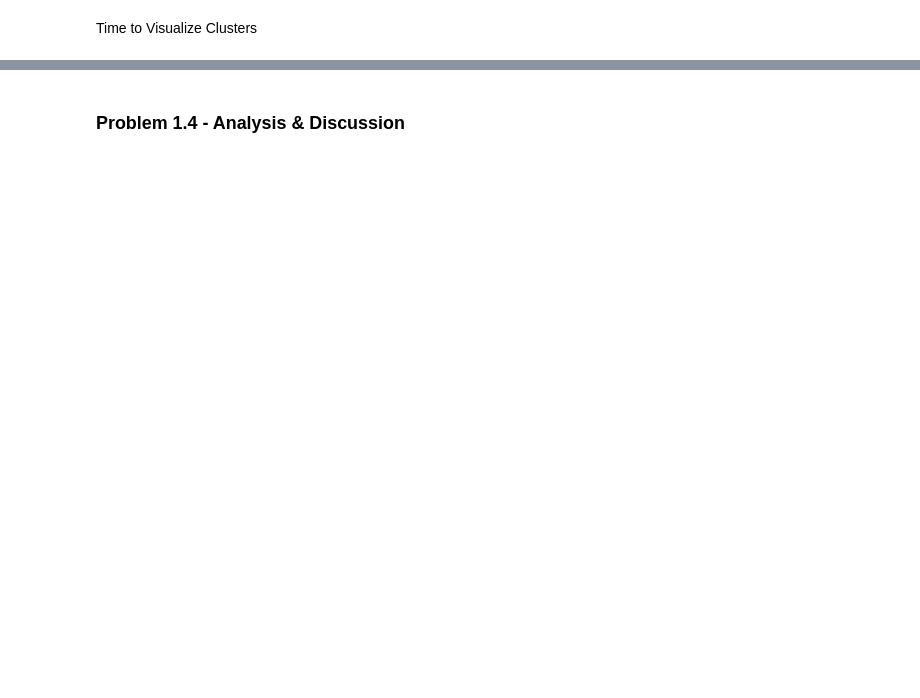
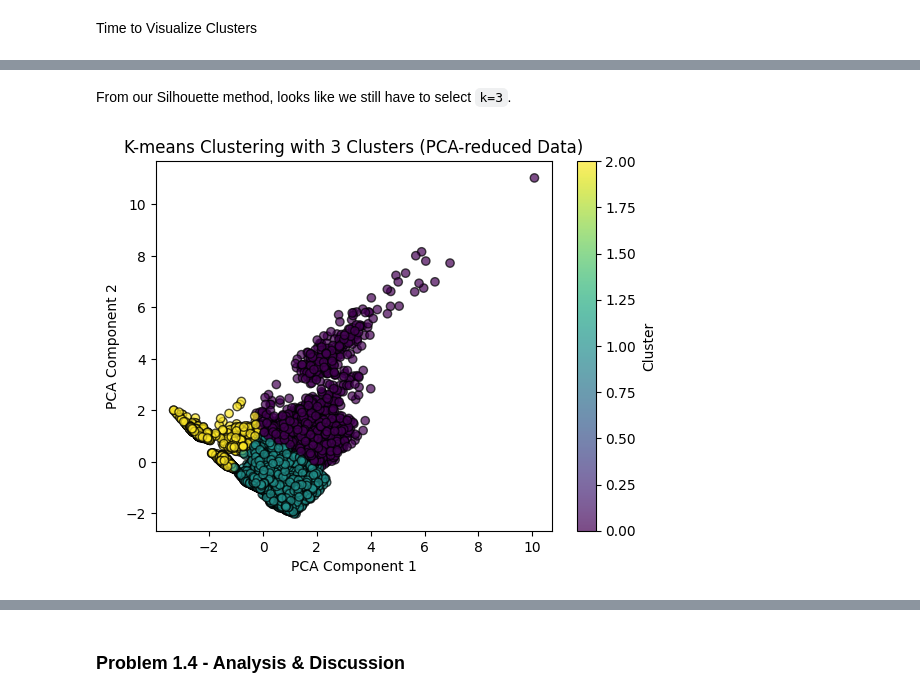
Before and after one commit to theorignalmapdcodex/dtk530-eye-twelve, a Jupyter notebook: dtk530_i12_aic-wl.ipynb, the cells around one changed output, grey strips where cells are left out. Drawn from its saved outputs; the diff is of its cells as text; code cells hidden in the pictures; blank space fills up the shorter version.

```diff
--- a/dtk530_i12_aic-wl.ipynb
+++ b/dtk530_i12_aic-wl.ipynb
@@ -570,0 +634,19 @@ plt.show()
+# %% [markdown]
+From our Silhouette method, looks like we still have to select `k=3`.
+# %%
+optimal_k = 3  # New chosen number of clusters for PCA-reduced data
+kmeans = KMeans(n_clusters=optimal_k, random_state=42)
+kmeans.fit(pca_kmc_data)
+
+# Add cluster labels to the original dataset
+abnb_features_target_kmc['Cluster'] = kmeans.labels_
+
+# Visualize the clustered PCA-reduced data
+plt.scatter(pca_kmc_data[:, 0], pca_kmc_data[:, 1], c=kmeans.labels_, cmap='viridis', alpha=0.7, edgecolor='k')
+plt.xlabel('PCA Component 1')
+plt.ylabel('PCA Component 2')
+plt.title(f'K-means Clustering with {optimal_k} Clusters (PCA-reduced Data)')
+plt.colorbar(label='Cluster')
+plt.show()
+# %% [output]
+[figure, added]
```
Also changed, not shown: parts of 35 cells of this notebook.
